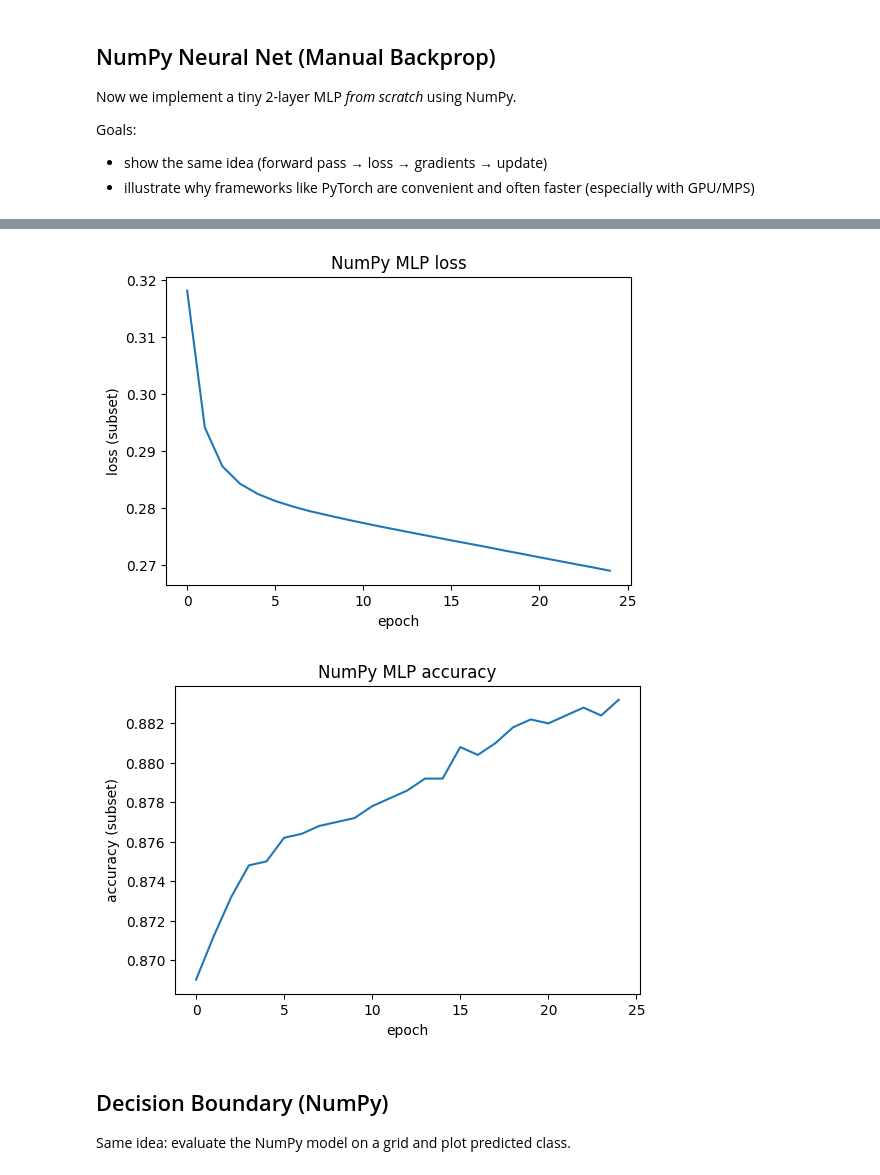
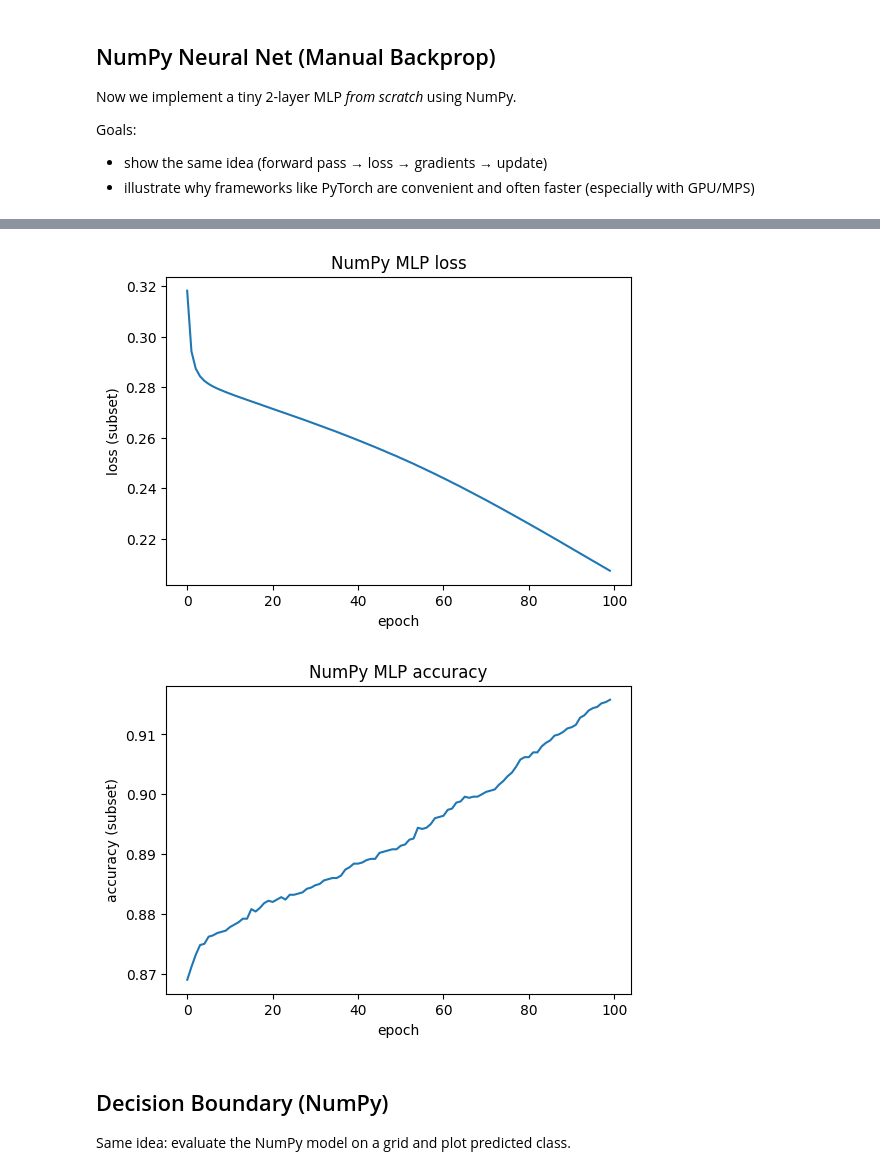
Before and after one commit to arishokri/ml_in_io, a Jupyter notebook: lectures/deep_learning_intro_two_moons.ipynb, the cells around one changed output, grey strips where cells are left out. Saved outputs shown, nothing was run; the diff lists cells and outputs as text; code cells hidden in the pictures.

```diff
--- a/lectures/deep_learning_intro_two_moons.ipynb
+++ b/lectures/deep_learning_intro_two_moons.ipynb
@@ -259,7 +266,7 @@ b2 = np.zeros((1, k), dtype=np.float32)
 
 lr = 1e-2
 batch_size = 512
-epochs = 25
+epochs = 100
 
 # Training loop
 loss_hist = []
@@ -350,5 +357,5 @@ NumPy training time: 0.22 seconds (CPU)
-[figure, old version]
+[figure, new version]
-[figure, old version]
+[figure, new version]
 # %% [markdown]
 ## Decision Boundary (NumPy)
 
```
Also changed, not shown: parts of 7 cells of this notebook, 3 other files.
